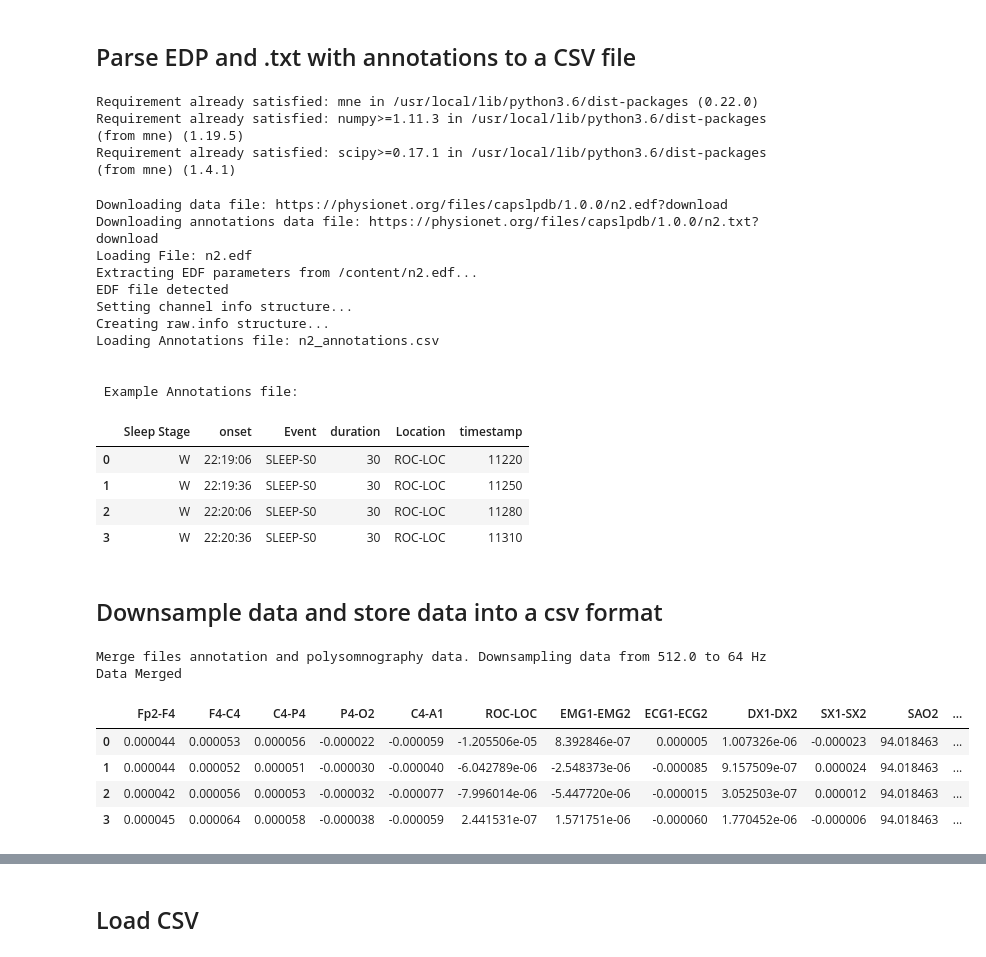
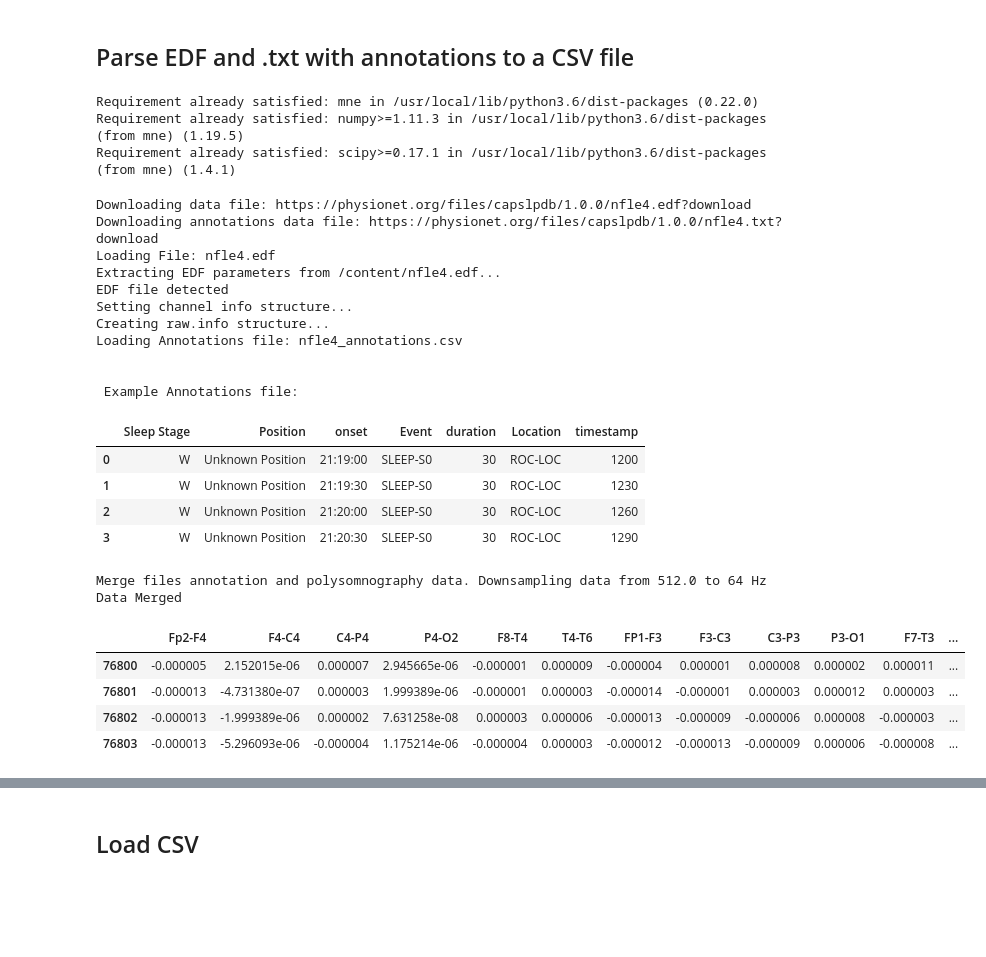
Before and after one commit to mfmachado/adar, a Jupyter notebook: notebooks/ParseEDFAndTXTToCSV.ipynb, the cells around one changed output, grey strips where cells are left out. Saved outputs shown, nothing was run; the diff lists cells and outputs as text; code cells hidden in the pictures; blank space fills up the shorter version.

```diff
--- a/notebooks/ParseEDFAndTXTToCSV.ipynb
+++ b/notebooks/ParseEDFAndTXTToCSV.ipynb
@@ -1,5 +1,5 @@
 # %% [markdown]
-## Parse EDP and .txt with annotations to a CSV file
+## Parse EDF and .txt with annotations to a CSV file
 # %%
 #@title
 import os
@@ -38,34 +38,37 @@ def read_annotation_file(path_filename: str, acq_time: datetime):
     return df_annotations_data
 
 
-def merge_data_file_and_annotations(data, df_annotations, annotation_desc_2_event_id, fs_new):
+def merge_data_file_and_annotations(data, df_annotations, fs_new):
     raw_data = data.get_data()
     fs = int(data.info["sfreq"])
-    labels = np.zeros(raw_data.shape[1])
+    df = pd.DataFrame(raw_data.T, columns=data.info.ch_names)
+    df["times"] = data.times
+    df = pd.DataFrame(data=subsample(df.to_numpy(), fs, fs_new), columns=df.columns)
+
+    labels = [np.nan] * df.shape[0]
     for i in range(df_annotations.shape[0] - 1):
         row_start = df_annotations.iloc[i]
         row_end = df_annotations.iloc[i + 1]
-        start_pos = row_start.timestamp * fs
-        end_pos = row_end.timestamp * fs
-        if start_pos < labels.shape[0]:
-            labels[start_pos:end_pos] = annotation_desc_2_event_id[row_start.Event]
-    labels = labels[:raw_data.shape[-1]]
-    df_all_night = pd.DataFrame(raw_data.T, columns=data.info.ch_names)
-    df_all_night["times"] = data.times
-    df_all_night["sleepstage"] = labels
+        start_pos = row_start.timestamp * fs_new
+        end_pos = row_end.timestamp * fs_new
+        if start_pos < len(labels):
+            labels[start_pos:end_pos] = [row_start["Sleep Stage"]]*(end_pos-start_pos)
 
-    df_all_night = df_all_night[df_all_night.sleepstage != 0]
-    df = pd.DataFrame(data=subsample(df_all_night.to_numpy(), fs, fs_new), columns=df_all_night.columns)
+    df["sleepstage"] = labels
+    df = df.dropna()
+
     return df
 # %% [output]
 Requirement already satisfied: mne in /usr/local/lib/python3.6/dist-packages (0.22.0)
 Requirement already satisfied: numpy>=1.11.3 in /usr/local/lib/python3.6/dist-packages (from mne) (1.19.5)
 Requirement already satisfied: scipy>=0.17.1 in /usr/local/lib/python3.6/dist-packages (from mne) (1.4.1)
 # %%
-subject_name = 'n2'
-
-map_name_sleep_id = {'SLEEP-S0': 1, 'SLEEP-REM': 2, 'SLEEP-S1': 3,
-                     'SLEEP-S2': 4, 'SLEEP-S3': 5, 'SLEEP-S4': 5}
+# Subject ID
+subject_name = 'nfle4'
+# New frequency
+fs_new = 64
+# CSV Filename
+new_filename = f'{subject_name}_data_and_annotations.csv'
 
 data_filename = f'{subject_name}.edf'
 filename_annotations = f'{subject_name}_annotations.csv'
@@ -73,7 +76,7 @@ url_data = f'https://physionet.org/files/capslpdb/1.0.0/{subject_name}.edf?downl
 url_annotations = f'https://physionet.org/files/capslpdb/1.0.0/{subject_name}.txt?download'
 
 print(f'Downloading data file: {url_data}')
-urllib.request.urlretrieve(url_data, data_filename)
+#urllib.request.urlretrieve(url_data, data_filename)
 
 print(f'Downloading annotations data file: {url_annotations}')
 urllib.request.urlretrieve(url_annotations, filename_annotations)
@@ -88,42 +91,36 @@ df_annotations_polysomnography = read_annotation_file(filename_annotations, data
 print("\n\n Example Annotations file: \n")
 df_annotations_polysomnography.head(4)
 # %% [output]
-Downloading data file: https://physionet.org/files/capslpdb/1.0.0/n2.edf?download
-Downloading annotations data file: https://physionet.org/files/capslpdb/1.0.0/n2.txt?download
-Loading File: n2.edf
-Extracting EDF parameters from /content/n2.edf...
+Downloading data file: https://physionet.org/files/capslpdb/1.0.0/nfle4.edf?download
+Downloading annotations data file: https://physionet.org/files/capslpdb/1.0.0/nfle4.txt?download
+Loading File: nfle4.edf
+Extracting EDF parameters from /content/nfle4.edf...
 EDF file detected
 Setting channel info structure...
 Creating raw.info structure...
-Loading Annotations file: n2_annotations.csv
+Loading Annotations file: nfle4_annotations.csv
 
 
  Example Annotations file:
-|  | Sleep Stage | onset | Event | duration | Location | timestamp |
-| 0 | W | 22:19:06 | SLEEP-S0 | 30 | ROC-LOC | 11220 |
-| 1 | W | 22:19:36 | SLEEP-S0 | 30 | ROC-LOC | 11250 |
-| 2 | W | 22:20:06 | SLEEP-S0 | 30 | ROC-LOC | 11280 |
-| 3 | W | 22:20:36 | SLEEP-S0 | 30 | ROC-LOC | 11310 |
+|  | Sleep Stage | Position | onset | Event | duration | Location | timestamp |
+| 0 | W | Unknown Position | 21:19:00 | SLEEP-S0 | 30 | ROC-LOC | 1200 |
+| 1 | W | Unknown Position | 21:19:30 | SLEEP-S0 | 30 | ROC-LOC | 1230 |
+| 2 | W | Unknown Position | 21:20:00 | SLEEP-S0 | 30 | ROC-LOC | 1260 |
+| 3 | W | Unknown Position | 21:20:30 | SLEEP-S0 | 30 | ROC-LOC | 1290 |
-# %% [markdown]
-## Downsample data and store data into a csv format
 # %%
-# New frequency
-fs_new = 64
-new_filename = f'{subject_name}_data_and_annotations.csv'
 print(f'Merge files annotation and polysomnography data. Downsampling data from {data_polysomnography.info["sfreq"]} to {fs_new} Hz')
-df_data = merge_data_file_and_annotations(data_polysomnography, df_annotations_polysomnography, map_name_sleep_id, fs_new)
-df_data.to_csv(new_filename)
-
+df_data = merge_data_file_and_annotations(data_polysomnography, df_annotations_polysomnography, fs_new)
+df_data.to_csv(new_filename, index=False)
 print("Data Merged")
 df_data.head(4)
 # %% [output]
 Merge files annotation and polysomnography data. Downsampling data from 512.0 to 64 Hz
 Data Merged
-|  | Fp2-F4 | F4-C4 | C4-P4 | P4-O2 | C4-A1 | ROC-LOC | EMG1-EMG2 | ECG1-ECG2 | DX1-DX2 | SX1-SX2 | SAO2 | ... |
-| 0 | 0.000044 | 0.000053 | 0.000056 | -0.000022 | -0.000059 | -1.205506e-05 | 8.392846e-07 | 0.000005 | 1.007326e-06 | -0.000023 | 94.018463 | ... |
-| 1 | 0.000044 | 0.000052 | 0.000051 | -0.000030 | -0.000040 | -6.042789e-06 | -2.548373e-06 | -0.000085 | 9.157509e-07 | 0.000024 | 94.018463 | ... |
-| 2 | 0.000042 | 0.000056 | 0.000053 | -0.000032 | -0.000077 | -7.996014e-06 | -5.447720e-06 | -0.000015 | 3.052503e-07 | 0.000012 | 94.018463 | ... |
-| 3 | 0.000045 | 0.000064 | 0.000058 | -0.000038 | -0.000059 | 2.441531e-07 | 1.571751e-06 | -0.000060 | 1.770452e-06 | -0.000006 | 94.018463 | ... |
+|  | Fp2-F4 | F4-C4 | C4-P4 | P4-O2 | F8-T4 | T4-T6 | FP1-F3 | F3-C3 | C3-P3 | P3-O1 | F7-T3 | ... |
+| 76800 | -0.000005 | 2.152015e-06 | 0.000007 | 2.945665e-06 | -0.000001 | 0.000009 | -0.000004 | 0.000001 | 0.000008 | 0.000002 | 0.000011 | ... |
+| 76801 | -0.000013 | -4.731380e-07 | 0.000003 | 1.999389e-06 | -0.000001 | 0.000003 | -0.000014 | -0.000001 | 0.000003 | 0.000012 | 0.000003 | ... |
+| 76802 | -0.000013 | -1.999389e-06 | 0.000002 | 7.631258e-08 | 0.000003 | 0.000006 | -0.000013 | -0.000009 | -0.000006 | 0.000008 | -0.000003 | ... |
+| 76803 | -0.000013 | -5.296093e-06 | -0.000004 | 1.175214e-06 | -0.000004 | 0.000003 | -0.000012 | -0.000013 | -0.000009 | 0.000006 | -0.000008 | ... |
 # %%
 import matplotlib.pyplot as plt
 _ = plt.plot(df_data.times/3600, df_data.sleepstage)
```
Also changed, not shown: parts of 2 cells of this notebook, 1 other file.
